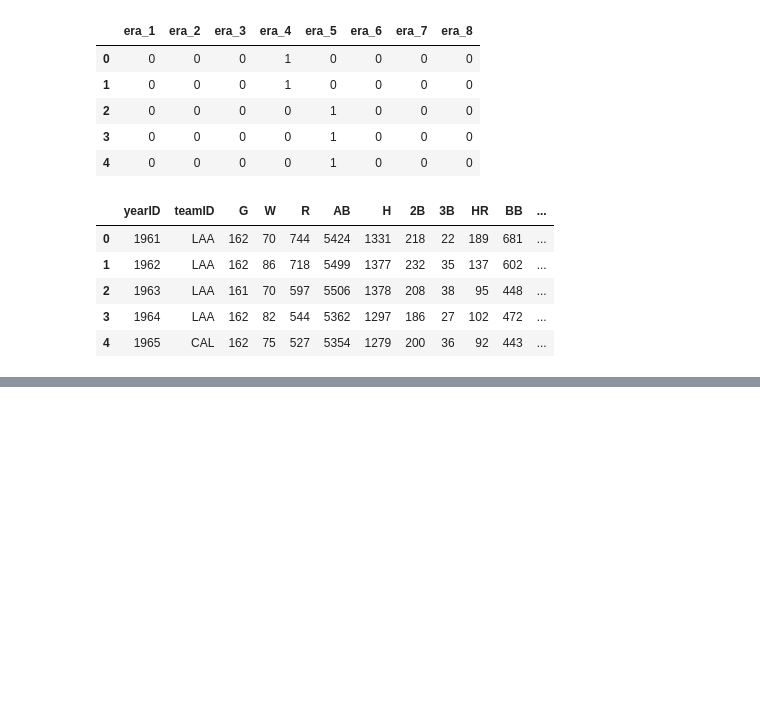
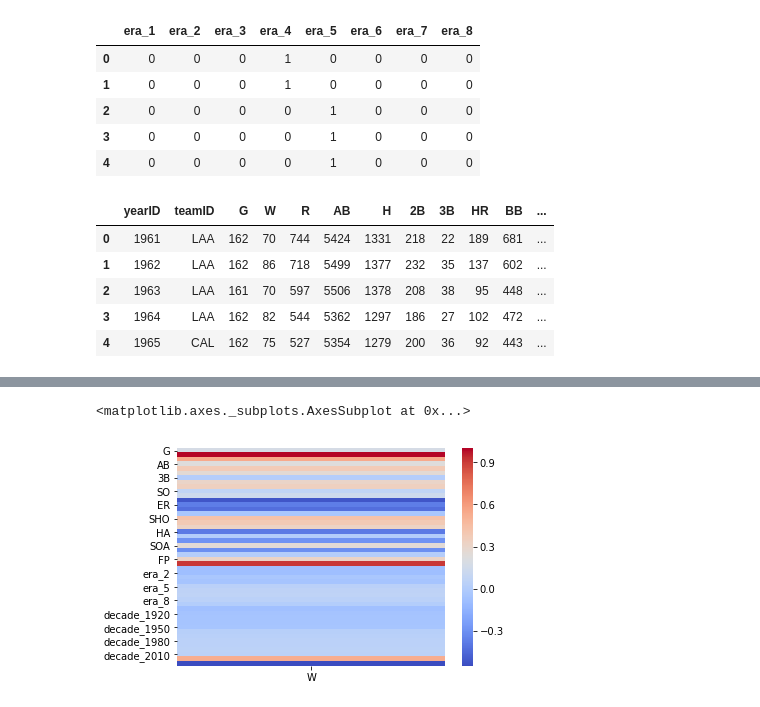
Before and after one commit to mariojrgithub/capstone, a Jupyter notebook: datacamp_code_along.ipynb, the cells around one changed output, grey strips where cells are left out. Saved outputs shown, nothing was run; the diff lists cells and outputs as text; code cells hidden in the pictures; blank space fills up the shorter version.

```diff
--- a/datacamp_code_along.ipynb
+++ b/datacamp_code_along.ipynb
@@ -287,0 +366,5 @@ df['mlb_rpg'] = df['yearID'].apply(assign_mlb_rpg)
+# %%
+sns.heatmap(df.corr()[['W']], cmap='coolwarm')
+# %% [output]
+<matplotlib.axes._subplots.AxesSubplot at 0x...>
+[figure, added]
```
Also changed, not shown: parts of 18 cells of this notebook.
